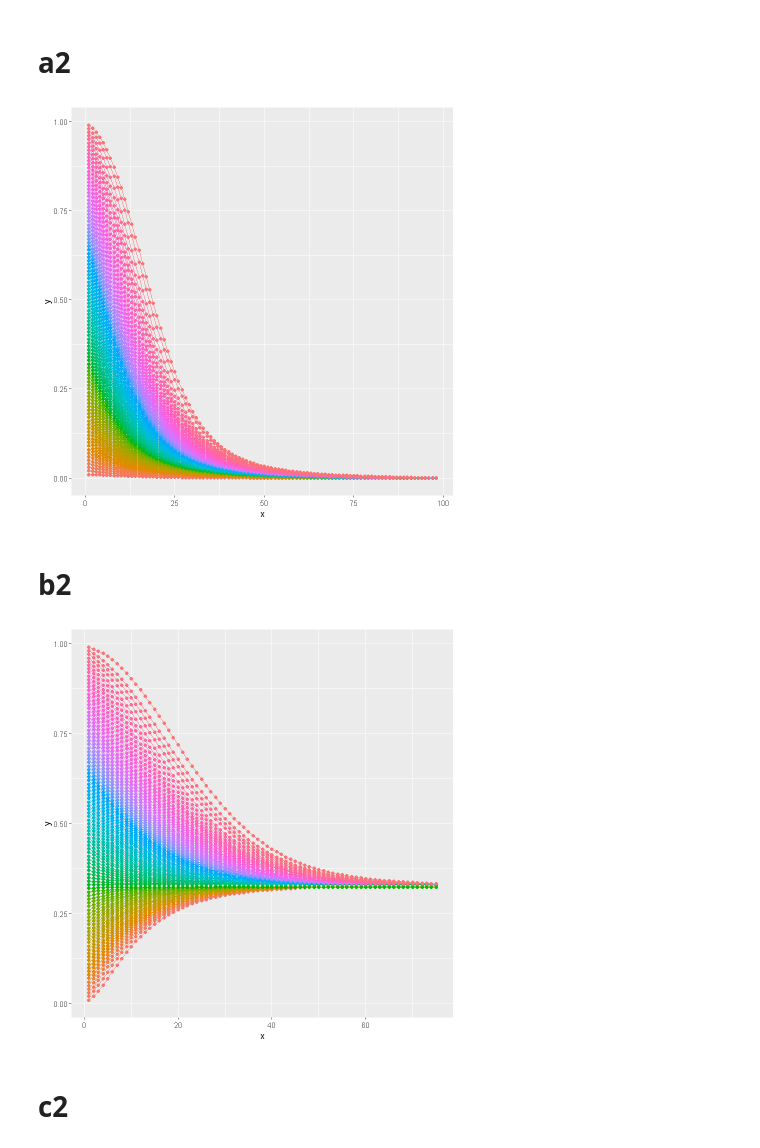
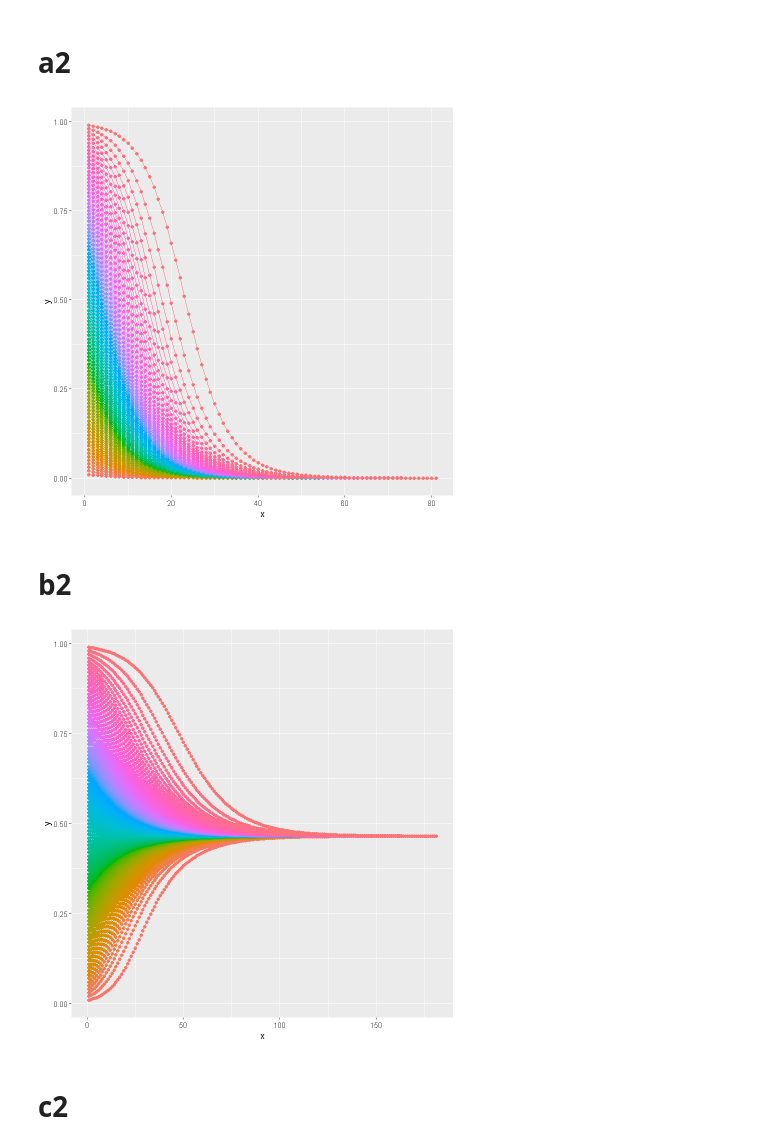
Before and after one commit to Social-Network-Reseach-Team/paper-replicate-HuHuNai, a Jupyter notebook: 8.9.ipynb, the cells around one changed output. Drawn from its saved outputs; the diff is of its cells as text; code cells hidden in the pictures.

```diff
--- a/8.9.ipynb
+++ b/8.9.ipynb
@@ -49,7 +59,7 @@ plot_y._y<-function(M){
   y.<-c()
 
   for(y in seq(0, 1, 0.01)){
-    temp<-duplicate_dynamic(y,M,beta=1,d=4,N=100,c=1)
+    temp<-duplicate_dynamic(y,M,beta=1,d=4,N=5,c=1)
 
     # N: 个体数
     # M: 资源 c(5,15,25)
@@ -76,34 +86,3 @@ plot_y._y<-function(M){
     geom_hline(aes(yintercept = 0),size=0.3)+
     labs(x = "y", y = "y.")
 }
-# %%
-M = 200
-y.<-c()
-
-  for(y in seq(0, 1, 0.01)){
-    temp<-duplicate_dynamic(y,M,beta=1,d=4,N=100,c=1)
-
-    # N: 个体数
-    # M: 资源 c(5,15,25)
-    # c: less effort的成本
-    # beta: 投入效用
-    # d: more effort的成本
-
-    y.<-c(y.,temp)
-  }
-
-  df <- data.frame(x = seq(0, 1, 0.01), y = y.) %>%
-    mutate(y1=c(y.[-1],1)) %>%
-    mutate(y0=y*y1)
-
-  #ystar<-df$x[df$y0<0]+0.005 #即横坐标
-
-  ystar<-ifelse(sum(df$x[df$y0<0])==0,0,df$x[df$y0<0]+0.005)
-
-#   ggplot(df,aes(x=x,y=y))+
-#     geom_line(color="black",size=0.3)+
-#     theme_few() +
-#     geom_point(aes(x=ystar,y=0))+
-#     geom_text(aes(x=ystar,y=0),label=paste("y*:",ystar),size=4,nudge_y = 0.001,nudge_x = 0.03,color="red")+
-#     geom_hline(aes(yintercept = 0),size=0.3)+
-#     labs(x = "y", y = "y.")
@@ -151,7 +110,7 @@ ystar_collect<-function(M,beta,d){
 
     ystar = 0
   for(y in seq(0, 1, 0.01)){
-    temp<-duplicate_dynamic(y,M,beta,d,N=100,c=1)
+    temp<-duplicate_dynamic(y,M,beta,d,N=5,c=1)
 
     # N: 个体数
     # M: 资源 c(5,15,25)
@@ -185,7 +144,7 @@ plot_t <- function(M){
     gp = ggplot(x = seq(1,steps+1,1))
     beta = 1
     d = 4
-    N = 100
+    N = 5
     c = 1
     # 找到要跑多少步
     for (starting in seq(0.01,0.99,0.01)){
@@ -198,7 +157,7 @@ plot_t <- function(M){
                 endings = c(endings,i)
                 break
             }
-            y = c(y,y. + y[length(y)])
+            y = c(y,y.*0.1 + y[length(y)])
         }
     }
     ending = max(endings)
@@ -209,7 +168,7 @@ plot_t <- function(M){
         y = c(starting)
         for (i in t){
             y. = duplicate_dynamic(y[length(y)],M,beta,d,N,c)
-            y = c(y,y. + y[length(y)])
+            y = c(y,y. * 0.1 + y[length(y)])
         }
         df = rbind(df,data.frame(label=rep(as.character(starting),length(y)),x=seq(1,ending+1,1),y=y))
     }
@@ -221,15 +180,15 @@ plot_t <- function(M){
 # %% [markdown]
 # a2
 # %%
-plot_t(100)
+plot_t(5)
 # %% [output]
-[figure, old version]
+[figure, new version]
 # %% [markdown]
 # b2
 # %%
-plot_t(200)
+plot_t(15)
 # %% [output]
-[figure, old version]
+[figure, new version]
 # %% [markdown]
 # c2
 # %%
```
Also changed, not shown: parts of 16 cells of this notebook.
